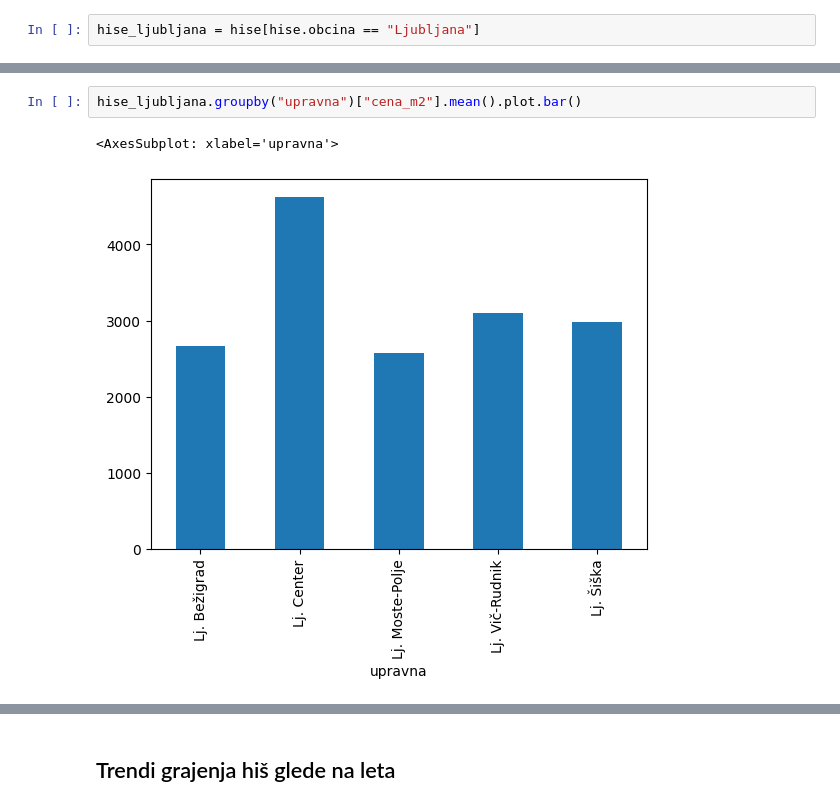
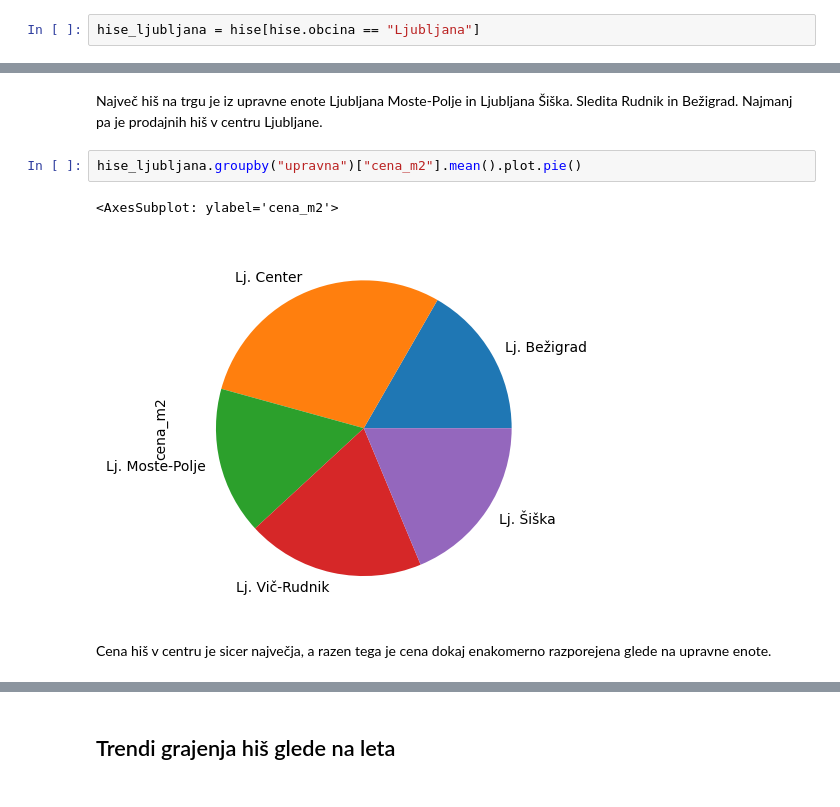
Before and after one commit to lanaramsak/Projektna-naloga-iz-analize-podatkov, a Jupyter notebook: analiza.ipynb, the cells around one changed output, grey strips where cells are left out. Saved outputs shown, nothing was run; the diff lists cells and outputs as text.

```diff
--- a/analiza.ipynb
+++ b/analiza.ipynb
@@ -153,8 +203,12 @@ hise_ljubljana = hise[hise.obcina == "Ljubljana"]
+# %% [markdown]
+Največ hiš na trgu je iz upravne enote Ljubljana Moste-Polje in Ljubljana Šiška. Sledita Rudnik in Bežigrad. Najmanj pa je prodajnih hiš v centru Ljubljane.
 # %%
-hise_ljubljana.groupby("upravna")["cena_m2"].mean().plot.bar()
+hise_ljubljana.groupby("upravna")["cena_m2"].mean().plot.pie()
 # %% [output]
-<AxesSubplot: xlabel='upravna'>
+<AxesSubplot: ylabel='cena_m2'>
-[figure, old version]
+[figure, new version]
+# %% [markdown]
+Cena hiš v centru je sicer največja, a razen tega je cena dokaj enakomerno razporejena glede na upravne enote.
 # %%
 podatki2 = []
 for uprava in hise_ljubljana["upravna"].unique():
```
Also changed, not shown: parts of 23 cells of this notebook.
